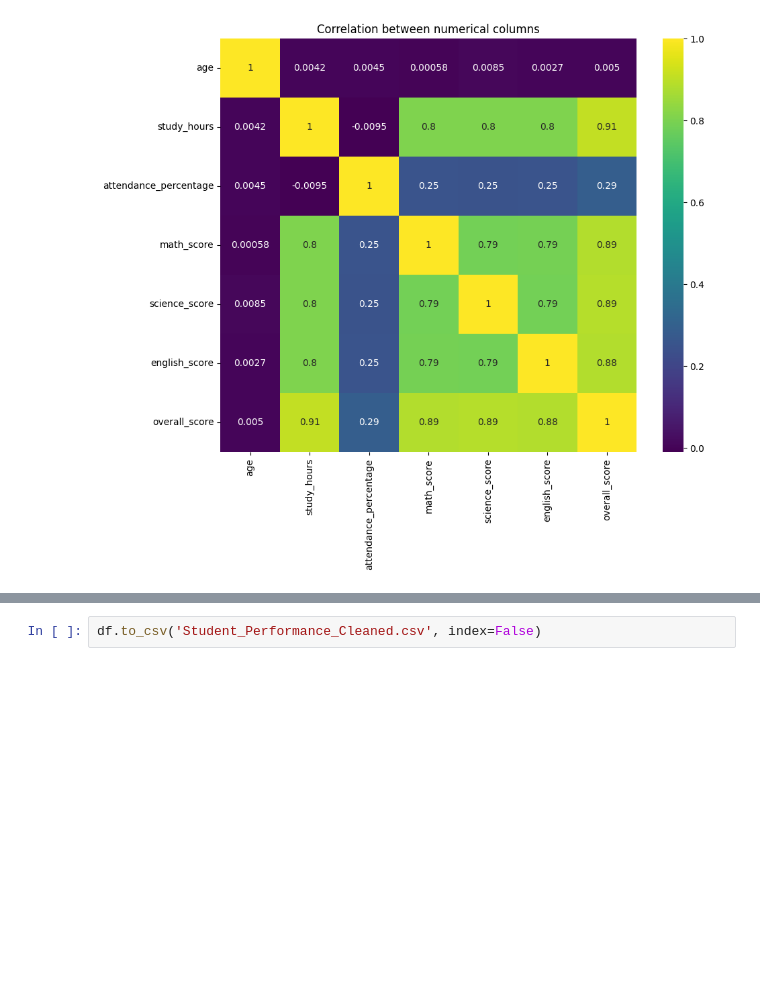
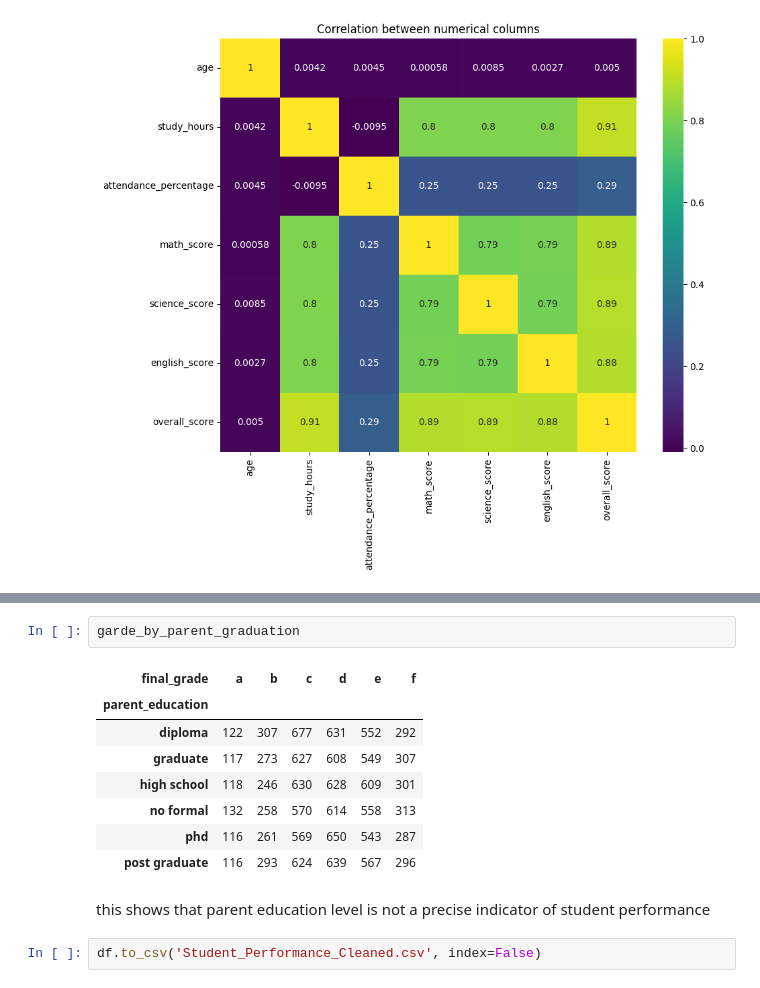
Before and after one commit to iiFouzi/Student-Preformance-Analysis, a Jupyter notebook: code/Student_analysis.ipynb, the cells around one changed output, grey strips where cells are left out. Drawn from its saved outputs; the diff is of its cells as text; blank space fills up the shorter version.

```diff
--- a/code/Student_analysis.ipynb
+++ b/code/Student_analysis.ipynb
@@ -248,2 +278,15 @@ plt.show()
+# %%
+garde_by_parent_graduation
+# %% [output]
+| final_grade | a | b | c | d | e | f |
+| parent_education |  |  |  |  |  |  |
+| diploma | 122 | 307 | 677 | 631 | 552 | 292 |
+| graduate | 117 | 273 | 627 | 608 | 549 | 307 |
+| high school | 118 | 246 | 630 | 628 | 609 | 301 |
+| no formal | 132 | 258 | 570 | 614 | 558 | 313 |
+| phd | 116 | 261 | 569 | 650 | 543 | 287 |
+| post graduate | 116 | 293 | 624 | 639 | 567 | 296 |
+# %% [markdown]
+this shows that parent education level is not a precise indicator of student performance
 # %%
 df.to_csv('Student_Performance_Cleaned.csv', index=False)
```
Also changed, not shown: parts of 5 cells of this notebook.
